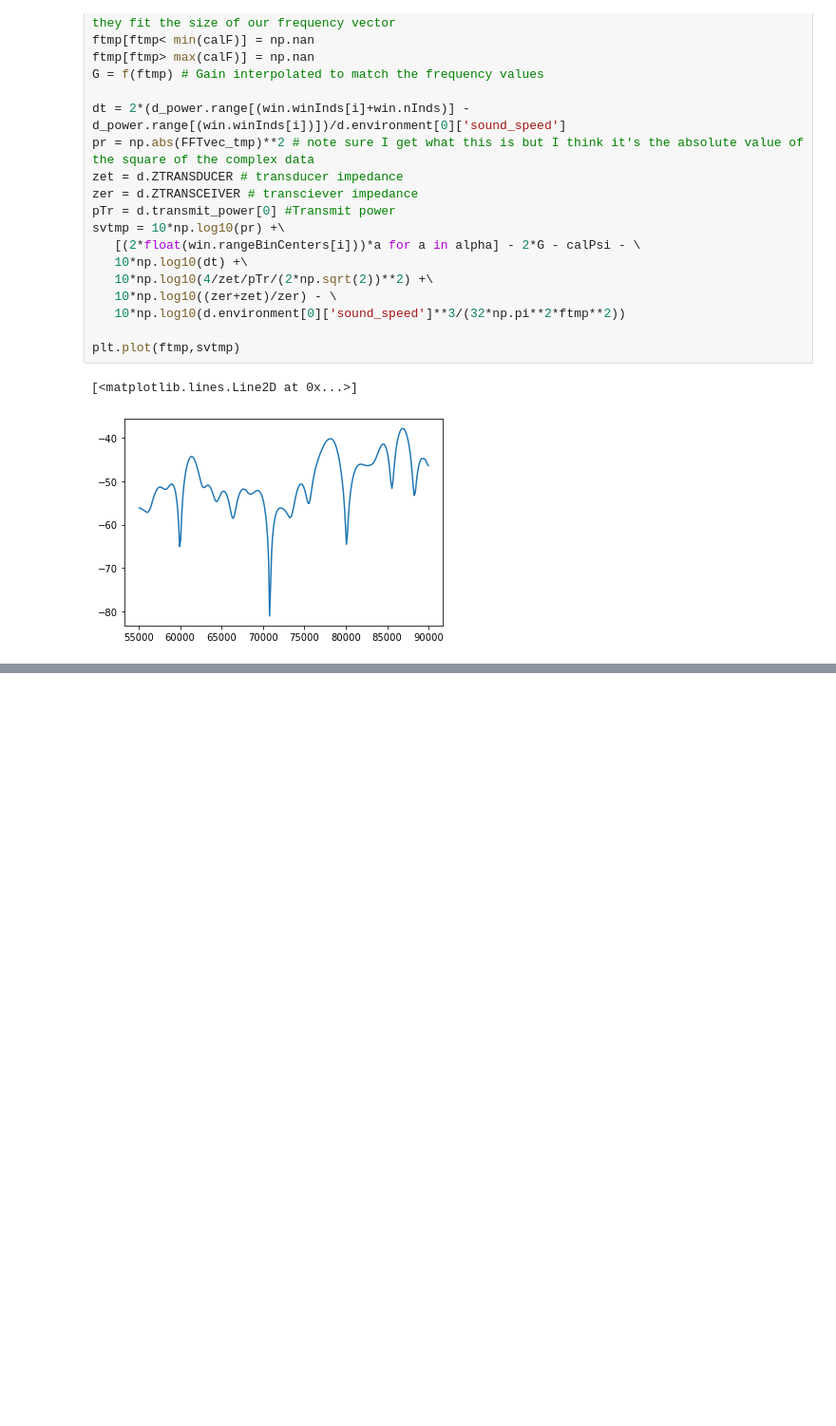
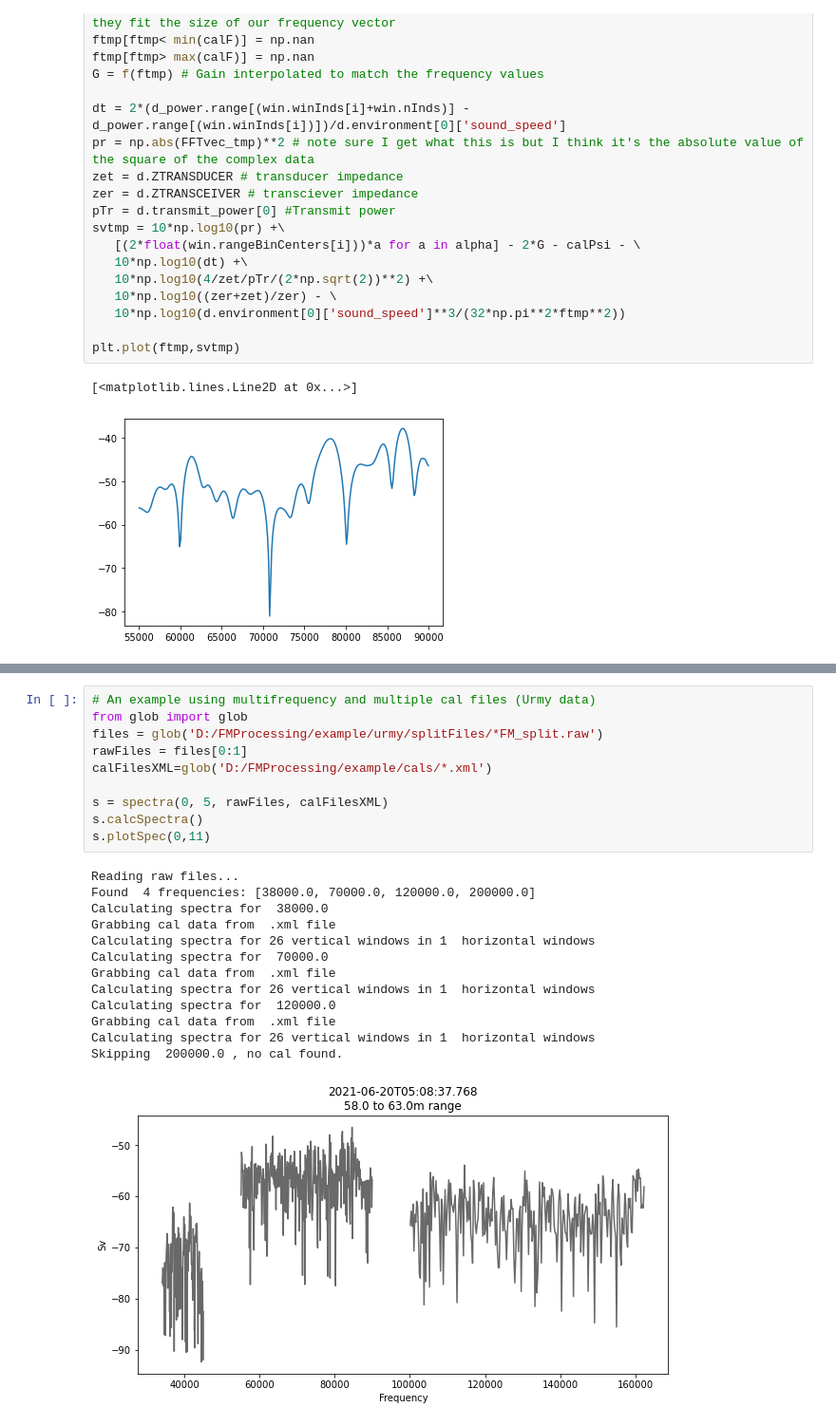
Before and after one commit to leviner/rltools, a Jupyter notebook: ek80Tools/spectra.ipynb, the cells around one changed output, grey strips where cells are left out. Shown: that part at 95% size. Cells and saved outputs as stored; diff of their text form; blank space fills up the shorter version.

Commit message:
add multifrequency support

```diff
--- a/ek80Tools/spectra.ipynb
+++ b/ek80Tools/spectra.ipynb
@@ -491,0 +489,24 @@ Text(0.5, 1.0, '23.0 to 28.0m range')
+# %%
+# An example using multifrequency and multiple cal files (Urmy data)
+from glob import glob
+files = glob('D:/FMProcessing/example/urmy/splitFiles/*FM_split.raw')
+rawFiles = files[0:1]
+calFilesXML=glob('D:/FMProcessing/example/cals/*.xml')
+
+s = spectra(0, 5, rawFiles, calFilesXML)
+s.calcSpectra()
+s.plotSpec(0,11)
+# %% [output]
+Reading raw files...
+Found  4 frequencies: [38000.0, 70000.0, 120000.0, 200000.0]
+Calculating spectra for  38000.0
+Grabbing cal data from  .xml file
+Calculating spectra for 26 vertical windows in 1  horizontal windows
+Calculating spectra for  70000.0
+Grabbing cal data from  .xml file
+Calculating spectra for 26 vertical windows in 1  horizontal windows
+Calculating spectra for  120000.0
+Grabbing cal data from  .xml file
+Calculating spectra for 26 vertical windows in 1  horizontal windows
+Skipping  200000.0 , no cal found.
+[figure, added]
```
Also changed, not shown: parts of 13 cells of this notebook.
